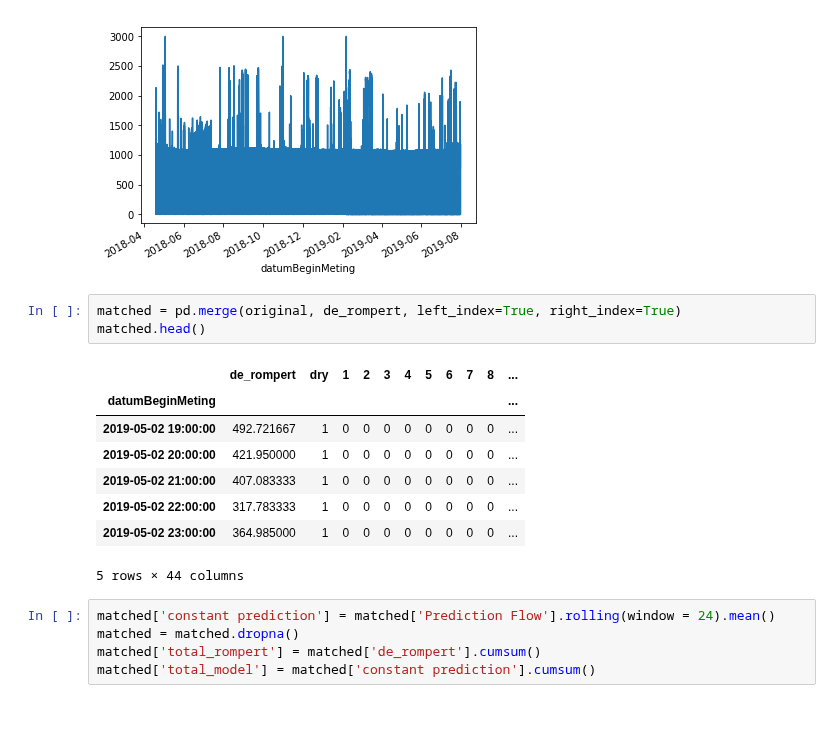
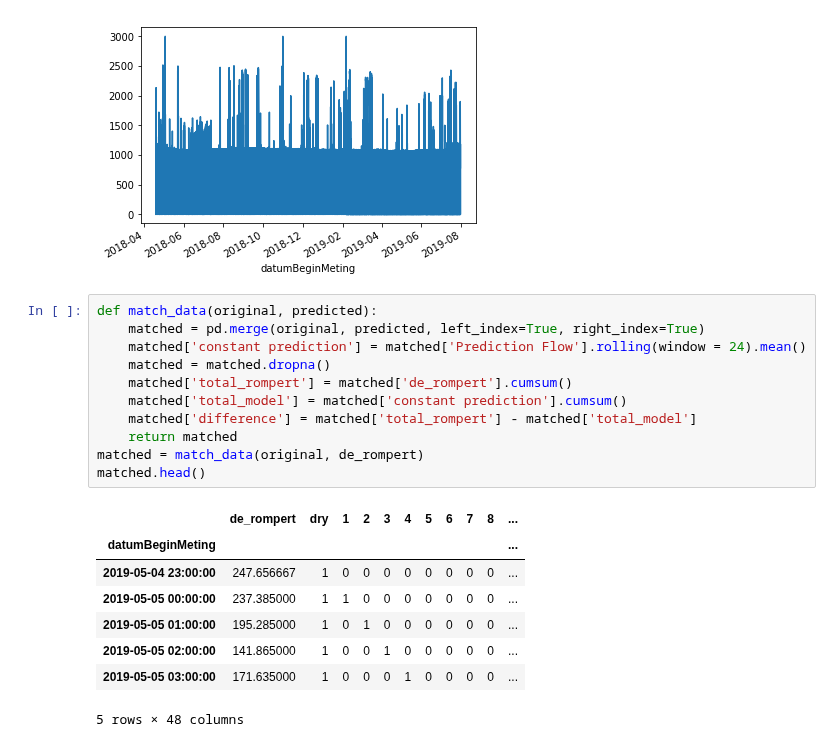
Before and after one commit to Trezorro/waterschap-datachallenge, a Jupyter notebook: Model 2.ipynb, the cells around one changed output. Drawn from its saved outputs; the diff is of its cells as text; blank space fills up the shorter version.

```diff
--- a/Model 2.ipynb
+++ b/Model 2.ipynb
@@ -171,20 +171,23 @@ To accept the future behavior, pass 'sort=False'.
 To retain the current behavior and silence the warning, pass 'sort=True'.
 2018-04-19 10:40:00
 [figure]
-# %%
-matched = pd.merge(original, de_rompert, left_index=True, right_index=True)
-matched.head()
-# %% [output]
-|  | de_rompert | dry | 1 | 2 | 3 | 4 | 5 | 6 | 7 | 8 | ... |
-| datumBeginMeting |  |  |  |  |  |  |  |  |  |  | ... |
-| 2019-05-02 19:00:00 | 492.721667 | 1 | 0 | 0 | 0 | 0 | 0 | 0 | 0 | 0 | ... |
-| 2019-05-02 20:00:00 | 421.950000 | 1 | 0 | 0 | 0 | 0 | 0 | 0 | 0 | 0 | ... |
-| 2019-05-02 21:00:00 | 407.083333 | 1 | 0 | 0 | 0 | 0 | 0 | 0 | 0 | 0 | ... |
-| 2019-05-02 22:00:00 | 317.783333 | 1 | 0 | 0 | 0 | 0 | 0 | 0 | 0 | 0 | ... |
-| 2019-05-02 23:00:00 | 364.985000 | 1 | 0 | 0 | 0 | 0 | 0 | 0 | 0 | 0 | ... |
-5 rows × 44 columns
 # %%
-matched['constant prediction'] = matched['Prediction Flow'].rolling(window = 24).mean()
-matched = matched.dropna()
-matched['total_rompert'] = matched['de_rompert'].cumsum()
-matched['total_model'] = matched['constant prediction'].cumsum()
+def match_data(original, predicted):
+    matched = pd.merge(original, predicted, left_index=True, right_index=True)
+    matched['constant prediction'] = matched['Prediction Flow'].rolling(window = 24).mean()
+    matched = matched.dropna()
+    matched['total_rompert'] = matched['de_rompert'].cumsum()
+    matched['total_model'] = matched['constant prediction'].cumsum()
+    matched['difference'] = matched['total_rompert'] - matched['total_model']
+    return matched
+matched = match_data(original, de_rompert)
+matched.head()
+# %% [output]
+|  | de_rompert | dry | 1 | 2 | 3 | 4 | 5 | 6 | 7 | 8 | ... |
+| datumBeginMeting |  |  |  |  |  |  |  |  |  |  | ... |
+| 2019-05-04 23:00:00 | 247.656667 | 1 | 0 | 0 | 0 | 0 | 0 | 0 | 0 | 0 | ... |
+| 2019-05-05 00:00:00 | 237.385000 | 1 | 1 | 0 | 0 | 0 | 0 | 0 | 0 | 0 | ... |
+| 2019-05-05 01:00:00 | 195.285000 | 1 | 0 | 1 | 0 | 0 | 0 | 0 | 0 | 0 | ... |
+| 2019-05-05 02:00:00 | 141.865000 | 1 | 0 | 0 | 1 | 0 | 0 | 0 | 0 | 0 | ... |
+| 2019-05-05 03:00:00 | 171.635000 | 1 | 0 | 0 | 0 | 1 | 0 | 0 | 0 | 0 | ... |
+5 rows × 48 columns
```
Also changed, not shown: parts of 7 cells of this notebook, 1 other file.
